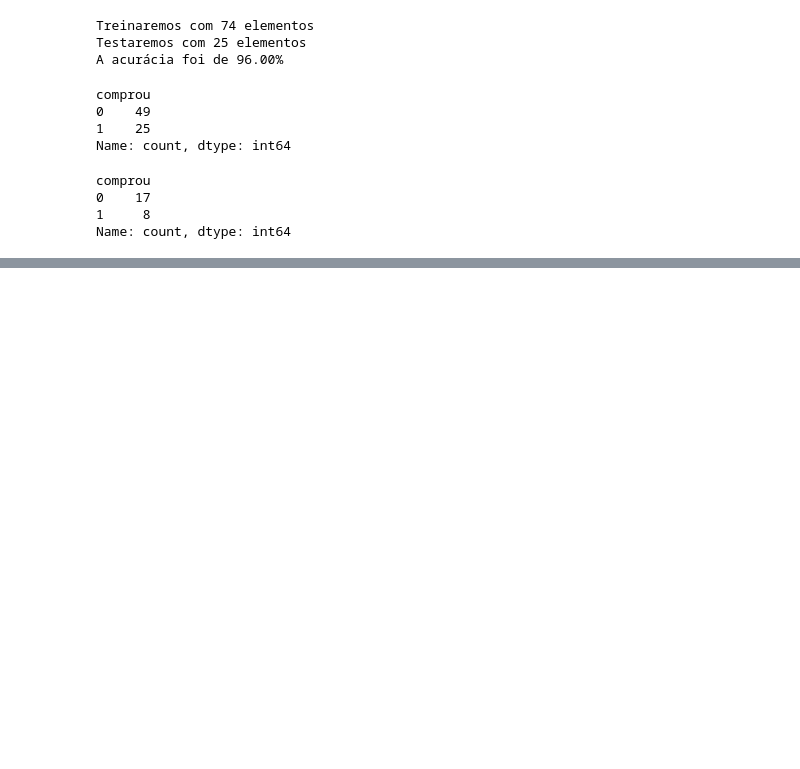
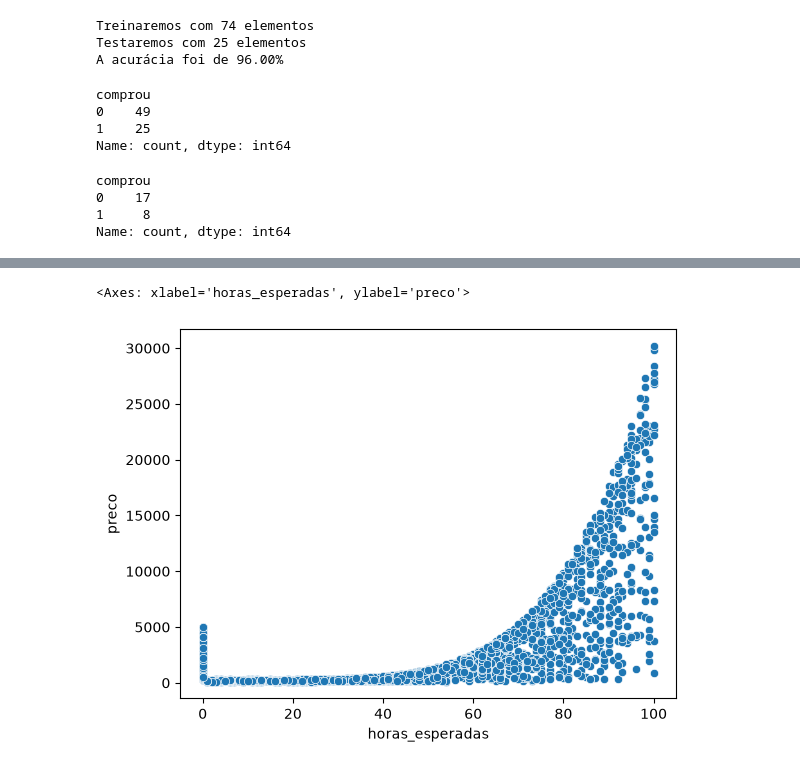
Before and after one commit to natcurti/machine-learning-classificacao-sklearn, a Jupyter notebook: notebook.ipynb, the cells around one changed output, grey strips where cells are left out. Saved outputs shown, nothing was run; the diff lists cells and outputs as text; code cells hidden in the pictures; blank space fills up the shorter version.

```diff
--- a/notebook.ipynb
+++ b/notebook.ipynb
@@ -144,3 +144,6 @@ comprou
 0    17
 1     8
 Name: count, dtype: int64
+# %%
+df_projetos = pd.read_csv('dados/projects.csv')
+df_projetos.head()
@@ -146,0 +157,3 @@ Name: count, dtype: int64
+# %%
+df_projetos["finalizado"] = df_projetos["nao_finalizado"].map({1: 0, 0: 1})
+df_projetos.head()
@@ -146,0 +167,7 @@ Name: count, dtype: int64
+# %%
+import seaborn as sns
+
+sns.scatterplot(x="horas_esperadas", y="preco", data=df_projetos)
+# %% [output]
+<Axes: xlabel='horas_esperadas', ylabel='preco'>
+[figure, added]
```
Also changed, not shown: parts of 16 cells of this notebook.
